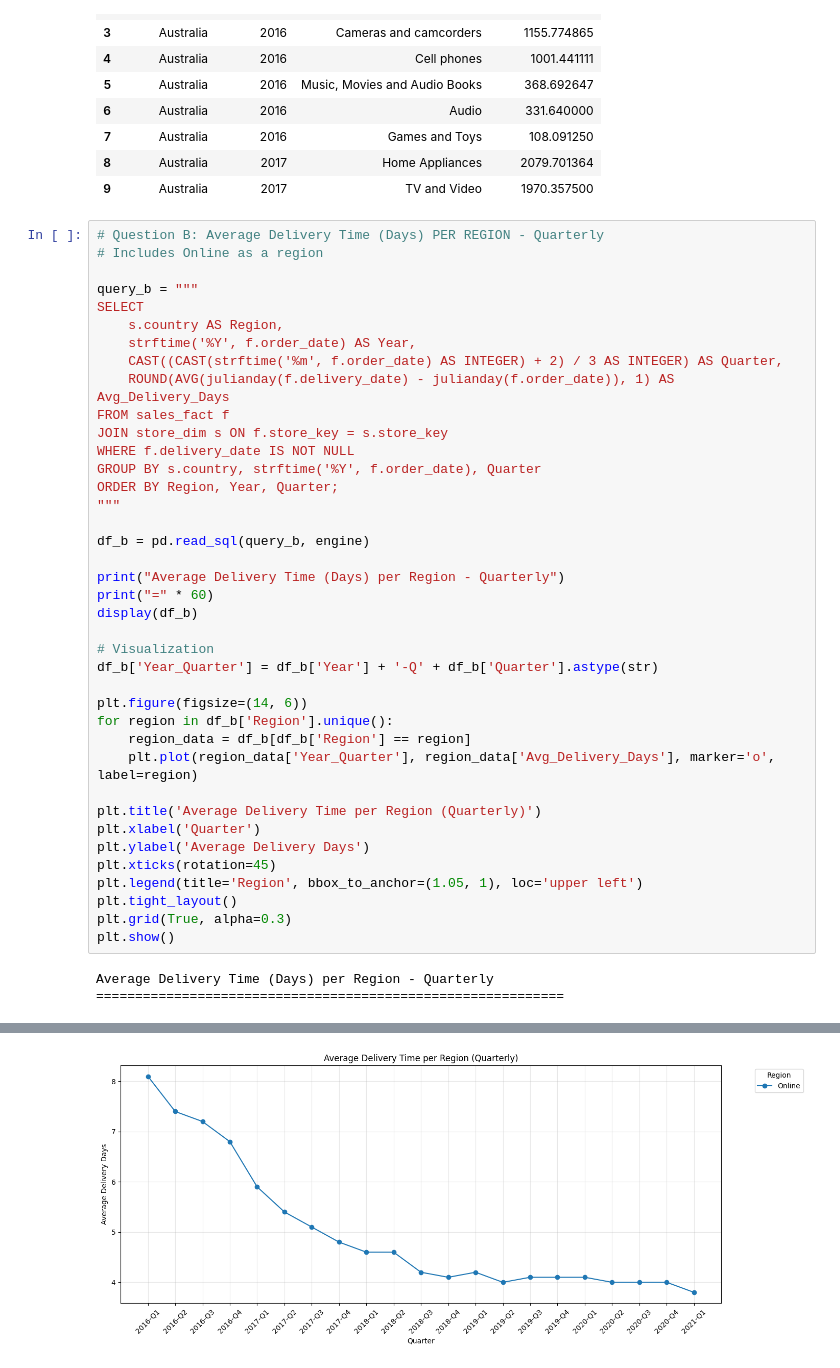
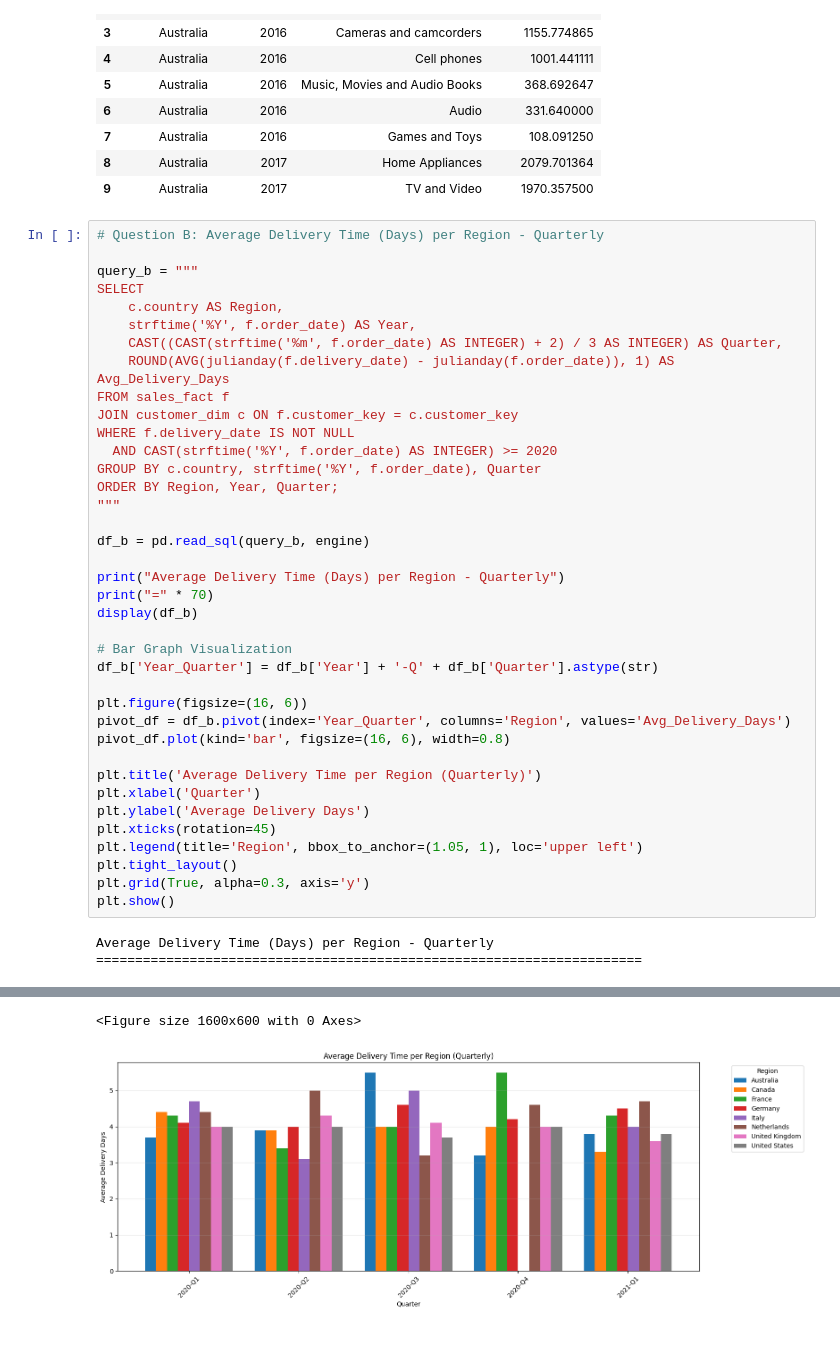
Before and after one commit to mik-chaela/DWBI-Final-Project, a Jupyter notebook: notebooks/analysis.ipynb, the cells around one changed output, grey strips where cells are left out. Cells and saved outputs as stored; diff of their text form; blank space fills up the shorter version.

Commit message:
Complete data analysis and visualization

```diff
--- a/notebooks/analysis.ipynb
+++ b/notebooks/analysis.ipynb
@@ -56,35 +56,34 @@ df_a.head(10)
 | 8 | Australia | 2017 | Home Appliances | 2079.701364 |
 | 9 | Australia | 2017 | TV and Video | 1970.357500 |
 # %%
-# Question B: Average Delivery Time (Days) PER REGION - Quarterly
-# Includes Online as a region
+# Question B: Average Delivery Time (Days) per Region - Quarterly
 
 query_b = """
 SELECT
-    s.country AS Region,
+    c.country AS Region,
     strftime('%Y', f.order_date) AS Year,
     CAST((CAST(strftime('%m', f.order_date) AS INTEGER) + 2) / 3 AS INTEGER) AS Quarter,
     ROUND(AVG(julianday(f.delivery_date) - julianday(f.order_date)), 1) AS Avg_Delivery_Days
 FROM sales_fact f
-JOIN store_dim s ON f.store_key = s.store_key
+JOIN customer_dim c ON f.customer_key = c.customer_key
 WHERE f.delivery_date IS NOT NULL
-GROUP BY s.country, strftime('%Y', f.order_date), Quarter
+  AND CAST(strftime('%Y', f.order_date) AS INTEGER) >= 2020
+GROUP BY c.country, strftime('%Y', f.order_date), Quarter
 ORDER BY Region, Year, Quarter;
 """
 
 df_b = pd.read_sql(query_b, engine)
 
 print("Average Delivery Time (Days) per Region - Quarterly")
-print("=" * 60)
+print("=" * 70)
 display(df_b)
 
-# Visualization
+# Bar Graph Visualization
 df_b['Year_Quarter'] = df_b['Year'] + '-Q' + df_b['Quarter'].astype(str)
 
-plt.figure(figsize=(14, 6))
-for region in df_b['Region'].unique():
-    region_data = df_b[df_b['Region'] == region]
-    plt.plot(region_data['Year_Quarter'], region_data['Avg_Delivery_Days'], marker='o', label=region)
+plt.figure(figsize=(16, 6))
+pivot_df = df_b.pivot(index='Year_Quarter', columns='Region', values='Avg_Delivery_Days')
+pivot_df.plot(kind='bar', figsize=(16, 6), width=0.8)
 
 plt.title('Average Delivery Time per Region (Quarterly)')
 plt.xlabel('Quarter')
@@ -92,9 +91,9 @@ plt.ylabel('Average Delivery Days')
 plt.xticks(rotation=45)
 plt.legend(title='Region', bbox_to_anchor=(1.05, 1), loc='upper left')
 plt.tight_layout()
-plt.grid(True, alpha=0.3)
+plt.grid(True, alpha=0.3, axis='y')
 plt.show()
 # %% [output]
 Average Delivery Time (Days) per Region - Quarterly
-============================================================
+======================================================================
 |  | Region | Year | Quarter | Avg_Delivery_Days |
@@ -117 +116,2 @@ Average Delivery Time (Days) per Region - Quarterly
+<Figure size 1600x600 with 0 Axes>
-[figure, old version]
+[figure, new version]
```
Also changed, not shown: parts of 3 cells of this notebook.
